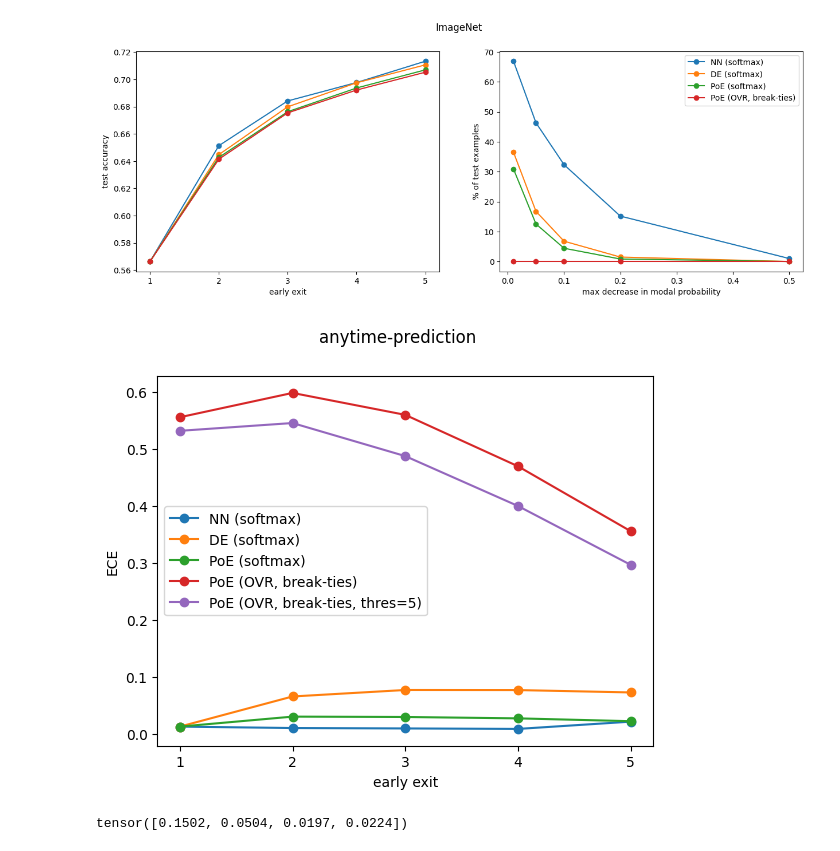
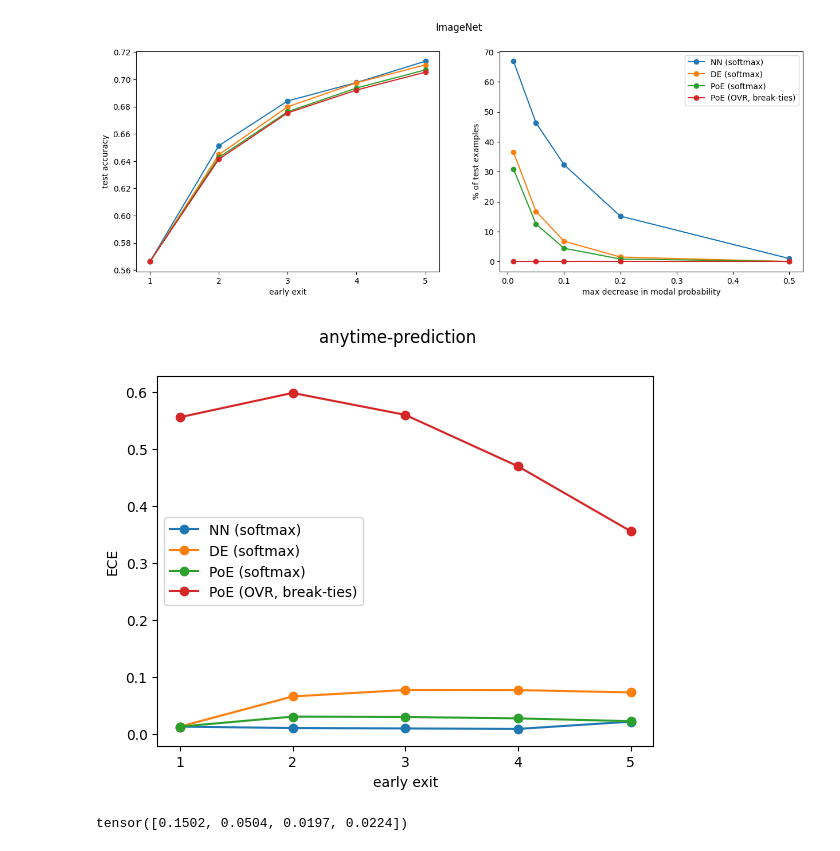
Before and after one commit to metodj/MSDNet-PyTorch, a Jupyter notebook: image_net.ipynb, the cells around one changed output. Drawn from its saved outputs; the diff is of its cells as text; code cells hidden in the pictures.

```diff
--- a/image_net.ipynb
+++ b/image_net.ipynb
@@ -328,27 +324,27 @@ plt.show()
 # %%
 early_exits = [i + 1 for i in range(len(acc))]
 for _probs, label in [
                       (probs, 'NN (softmax)'),
                       (probs_de, 'DE (softmax)'),
                       (probs_poe, 'PoE (softmax)'),
                       # (probs_poe_ovr, 'PoE (OVR)'),
                       (probs_poe_ovr_break_ties, 'PoE (OVR, break-ties)'),
-                      (probs_poe_ovr_break_ties_thres_5, 'PoE (OVR, break-ties, thres=5)'),
+                      # (probs_poe_ovr_break_ties_thres_5, 'PoE (OVR, break-ties, thres=5)'),
                       # (probs_poe_ovr_fallback_ood, 'PoE (OVR, fall-back)')
                       ]:
     ece = []
     for l in range(L):
         ece.append(ECE(bins=15).measure(_probs[l, :, :].numpy(), targets.numpy()))
     plt.plot(early_exits, ece, marker='o', label=label)
 plt.legend()
 plt.xlabel('early exit')
 plt.ylabel('ECE')
 plt.xticks([1., 2., 3., 4., 5.], [1, 2, 3, 4, 5])
 
 plt.suptitle('anytime-prediction')
 plt.show()
 # %% [output]
-[figure, old version]
+[figure, new version]
 # %%
 (torch.stack(acc)[1:] / torch.stack(acc)[:-1]) - 1.
 # %% [output]
```
Also changed, not shown: parts of 9 cells of this notebook, 1 other file.
